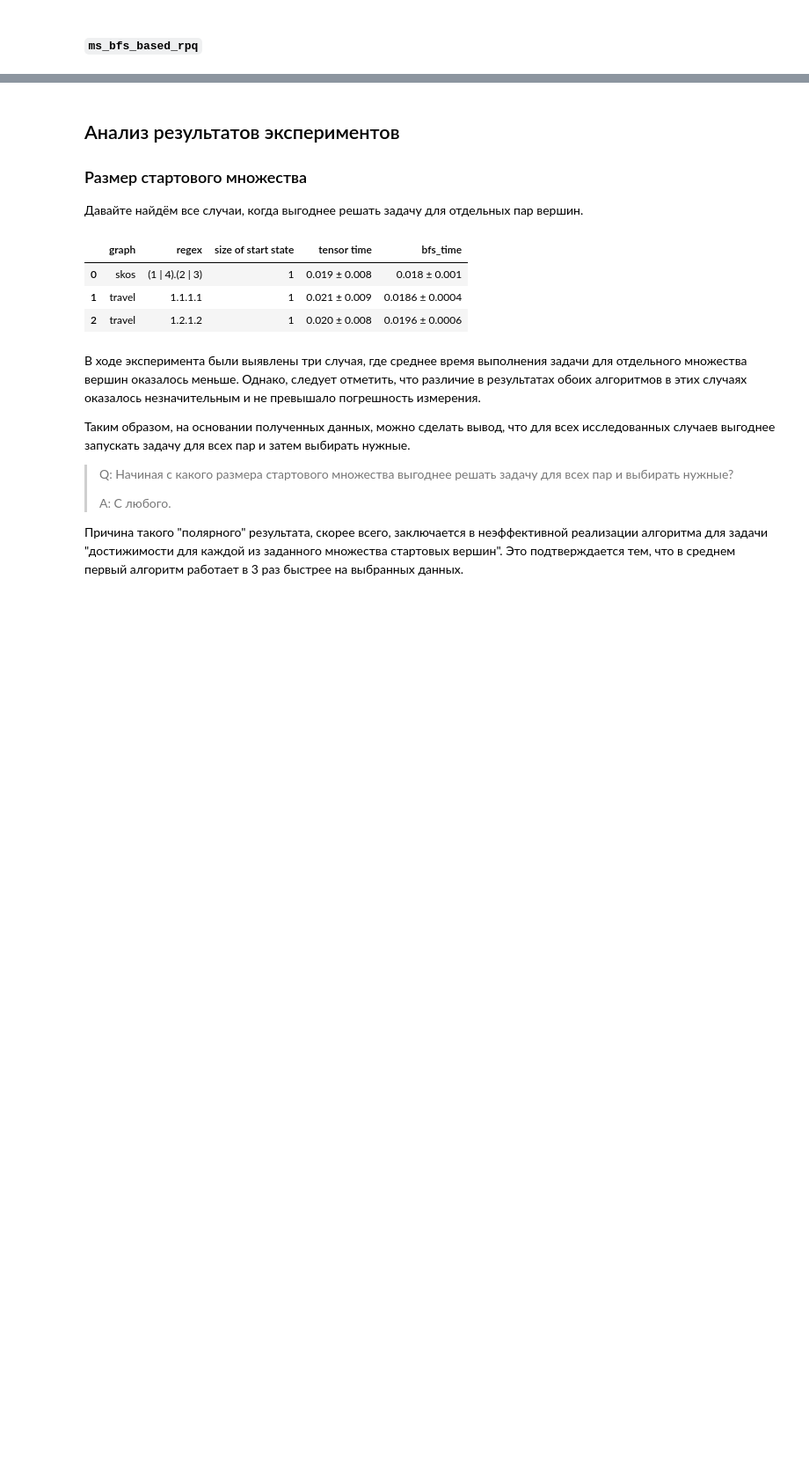
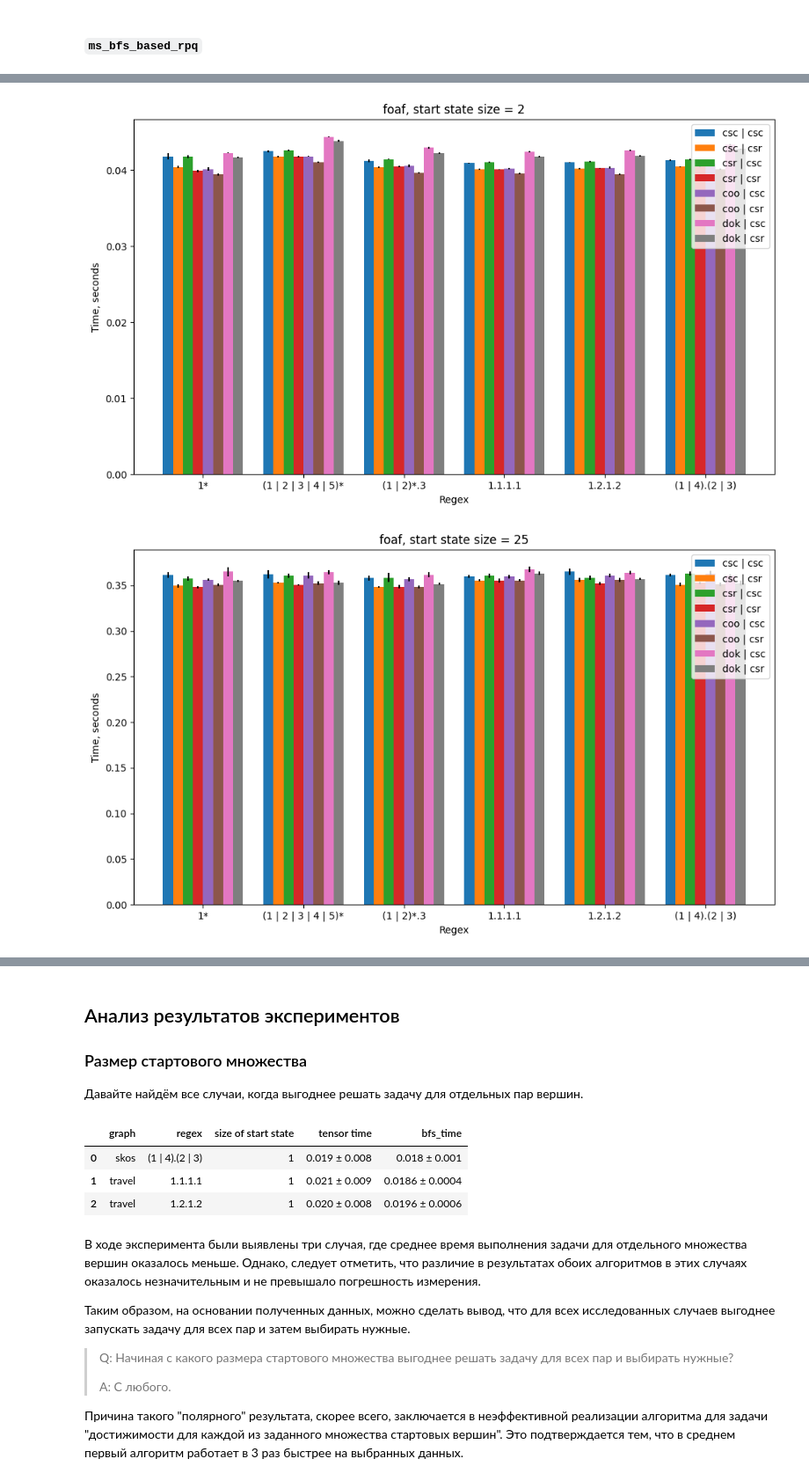
Before and after one commit to osogi/formal-lang-course, a Jupyter notebook: experiments/Task5.ipynb, the cells around one changed output, grey strips where cells are left out. Shown at 88% size. Cells and saved outputs as stored; diff of their text form; code cells hidden in the pictures; blank space fills up the shorter version.

```diff
--- a/experiments/Task5.ipynb
+++ b/experiments/Task5.ipynb
@@ -625,0 +591,32 @@ create_plots_by_res_dict(res_dict, group_names)
+# %%
+res_dict = {}
+
+c_names = []
+c_regex = []
+
+c_time_dict: Dict = {}
+
+for tc, (dict_bfs_t) in TEST_MATRIX_BFS_RES:
+    c_names.append(f"{tc.graph_name}, start state size = {len(tc.start_states)}")
+    c_regex.append(tc.regex)
+
+
+    for matrix_type in dict_bfs_t.keys():
+        lst = c_time_dict.get(matrix_type)
+        if lst is None:
+            c_time_dict[matrix_type] = []
+            lst = c_time_dict[matrix_type]
+
+        all_time_lst = dict_bfs_t[matrix_type]
+        all_time_lst = remove_outlier(all_time_lst)
+        lst.append((numpy.mean(all_time_lst), numpy.std(all_time_lst)))
+
+group_names = list(c_time_dict.keys())
+
+for i in range(len(c_names)):
+    add_to_res_dict(res_dict, c_names[i], c_regex[i], [c_time_dict[k][i] for k in group_names])
+
+create_plots_by_res_dict(res_dict, group_names)
+# %% [output]
+[figure, added]
+[figure, added]
```
Also changed, not shown: parts of 6 cells of this notebook.
